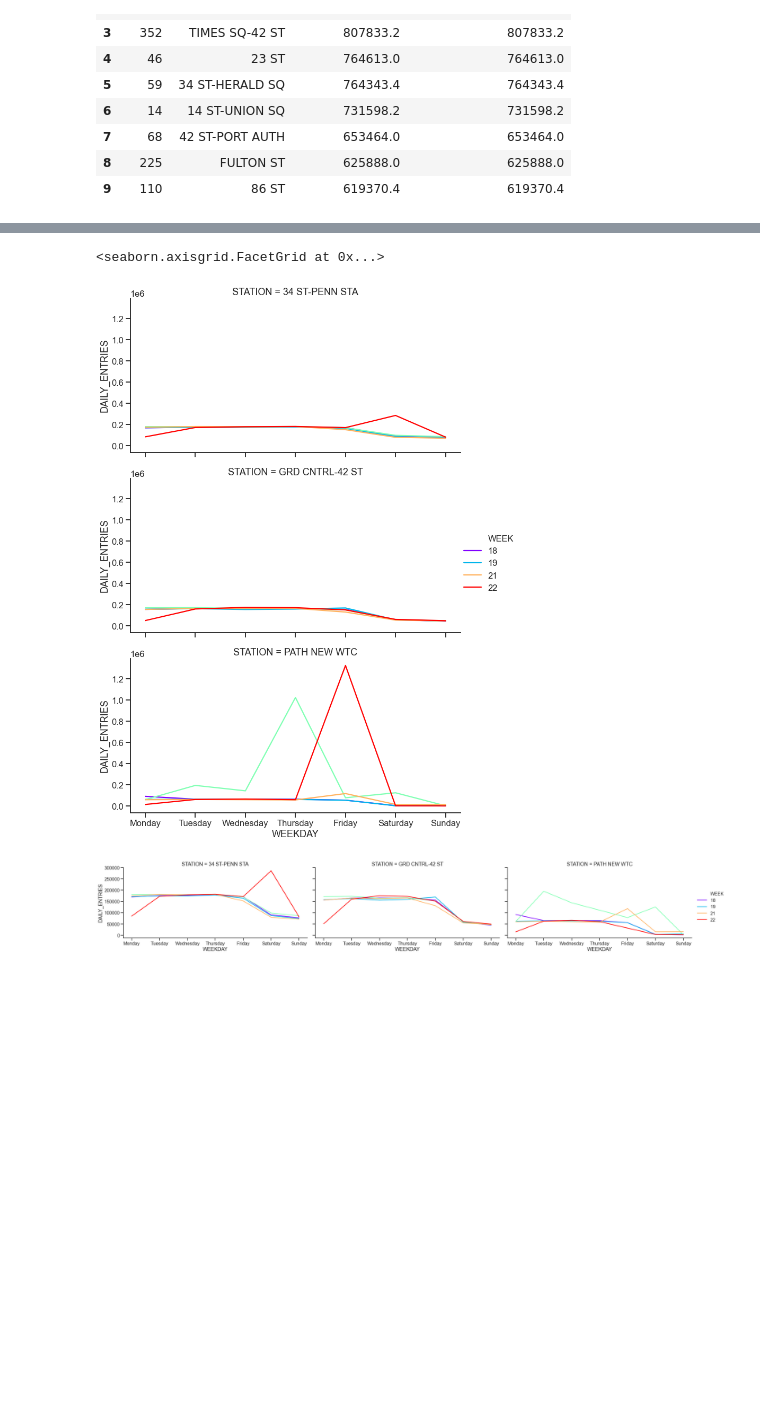
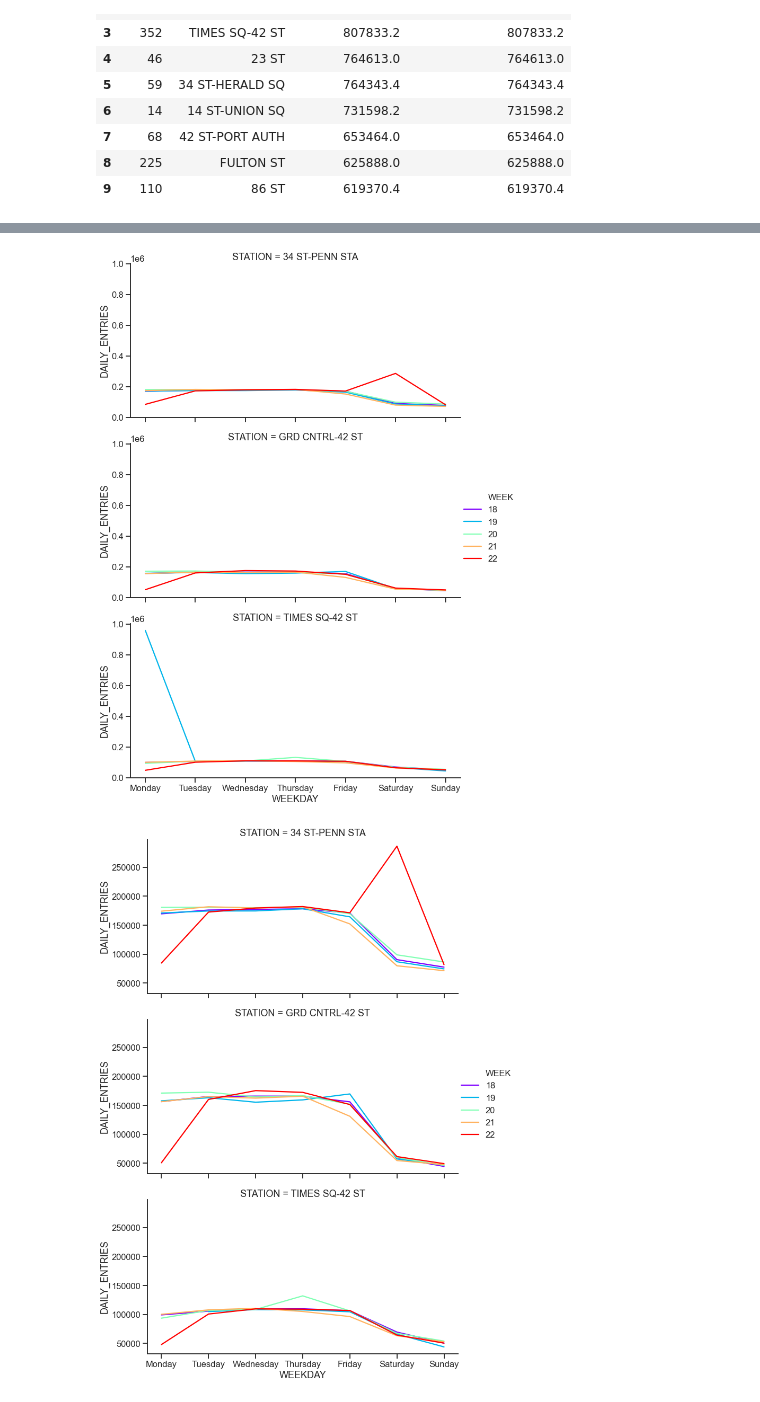
Before and after one commit to jlmartin100/Metis_Projects, a Jupyter notebook: Project_1/Project_1_ECM.ipynb, the cells around one changed output, grey strips where cells are left out. Drawn from its saved outputs; the diff is of its cells as text; code cells hidden in the pictures; blank space fills up the shorter version.

```diff
--- a/Project_1/Project_1_ECM.ipynb
+++ b/Project_1/Project_1_ECM.ipynb
@@ -393,7 +384,7 @@ g.figure.savefig('top_10.png', bbox_inches = 'tight')
 dataframe = df_c6_d17
 station1 = '34 ST-PENN STA'
 station2 = 'GRD CNTRL-42 ST'
-station3 = 'PATH NEW WTC'
+station3 = 'TIMES SQ-42 ST'
 station4 = 'TIMES SQ-42 ST'
 # %%
 filtered_by_station = dataframe[(dataframe.STATION == station1) |
@@ -416,25 +416,27 @@ sns.relplot(data = filtered_by_station,
             kind = 'line',
             sort = False,
             aspect = 2,
-            palette = 'rainbow'
-           )
+            palette = 'rainbow',
+            legend = 'full'
+           );
+#plt.legend(title='Week: ', loc='upper left', labels=['1', '2', '3', '4'])
 # %% [output]
-<seaborn.axisgrid.FacetGrid at 0x...>
-[figure, old version]
+[figure, new version]
 # %%
 filtered_by_station_reduced_max = filtered_by_station[filtered_by_station.DAILY_ENTRIES < 0.5e+06]
 # %%
 g = sns.relplot(data = filtered_by_station_reduced_max,
             x = 'WEEKDAY',
             y = 'DAILY_ENTRIES',
-           col = 'STATION',
+           row = 'STATION',
             hue = 'WEEK',
             kind = 'line',
             sort = False,
             aspect = 2,
-            palette = 'rainbow'
+            palette = 'rainbow',
+            legend = 'full'
            )
 
 g.savefig('weekday_by_station.png', bbox_inches = 'tight')
 # %% [output]
-[figure, old version]
+[figure, new version]
```
Also changed, not shown: parts of 14 cells of this notebook.
